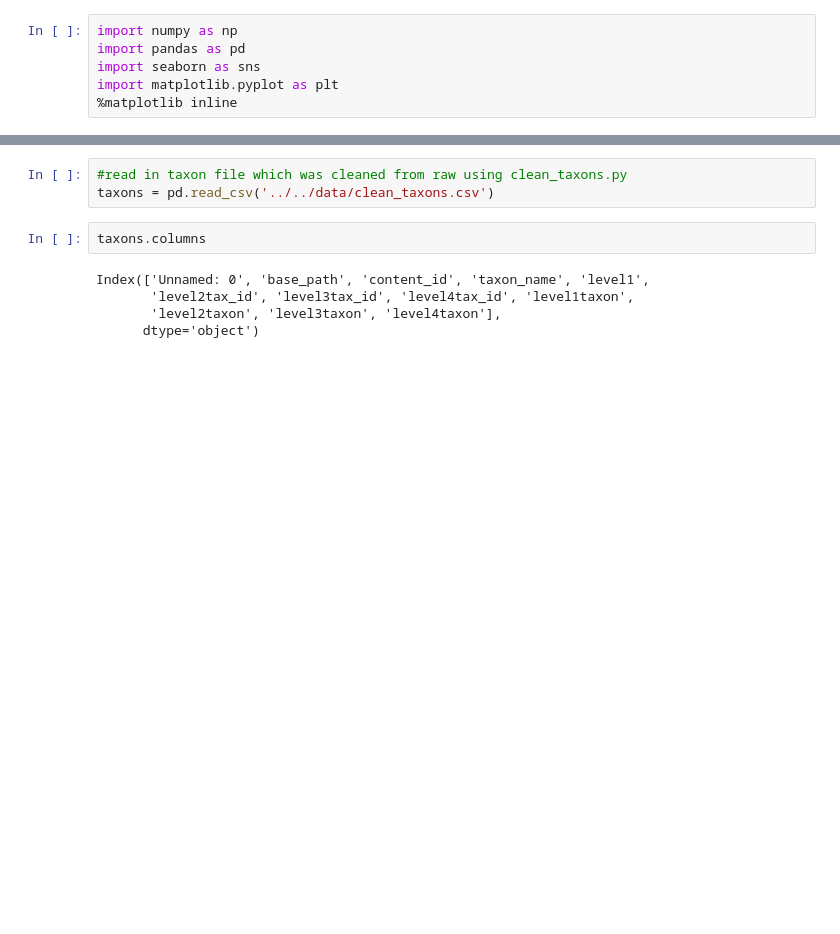
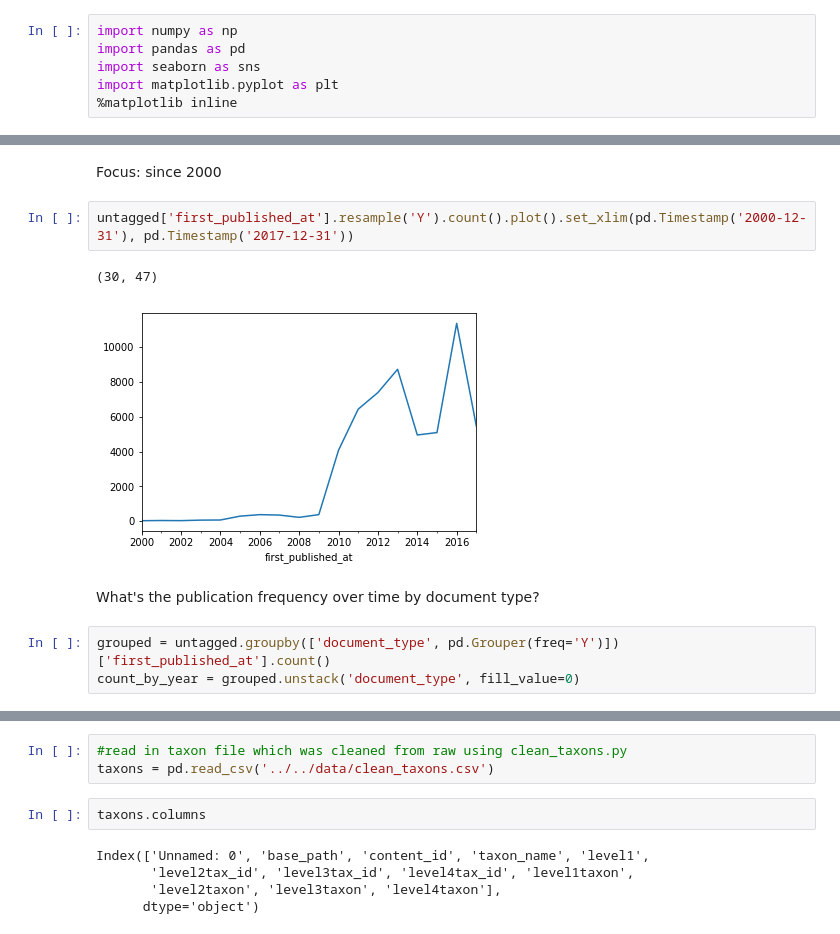
Before and after one commit to alphagov/govuk-taxonomy-supervised-learning, a Jupyter notebook: python/notebooks/EDA-MU.ipynb, the cells around one changed output, grey strips where cells are left out. Saved outputs shown, nothing was run; the diff lists cells and outputs as text; blank space fills up the shorter version.

```diff
--- a/python/notebooks/EDA-MU.ipynb
+++ b/python/notebooks/EDA-MU.ipynb
@@ -6,0 +46,12 @@ import matplotlib.pyplot as plt
+# %% [markdown]
+Focus: since 2000
+# %%
+untagged['first_published_at'].resample('Y').count().plot().set_xlim(pd.Timestamp('2000-12-31'), pd.Timestamp('2017-12-31'))
+# %% [output]
+(30, 47)
+[figure, added]
+# %% [markdown]
+What's the publication frequency over time by document type?
+# %%
+grouped = untagged.groupby(['document_type', pd.Grouper(freq='Y')])['first_published_at'].count()
+count_by_year = grouped.unstack('document_type', fill_value=0)
```
Also changed, not shown: parts of 31 cells of this notebook.
